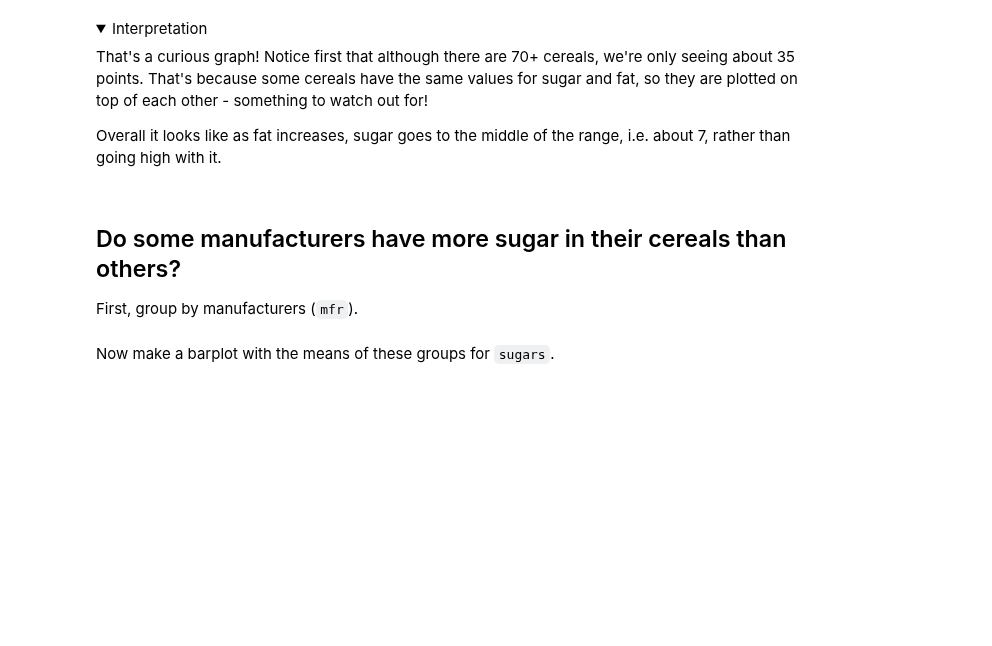
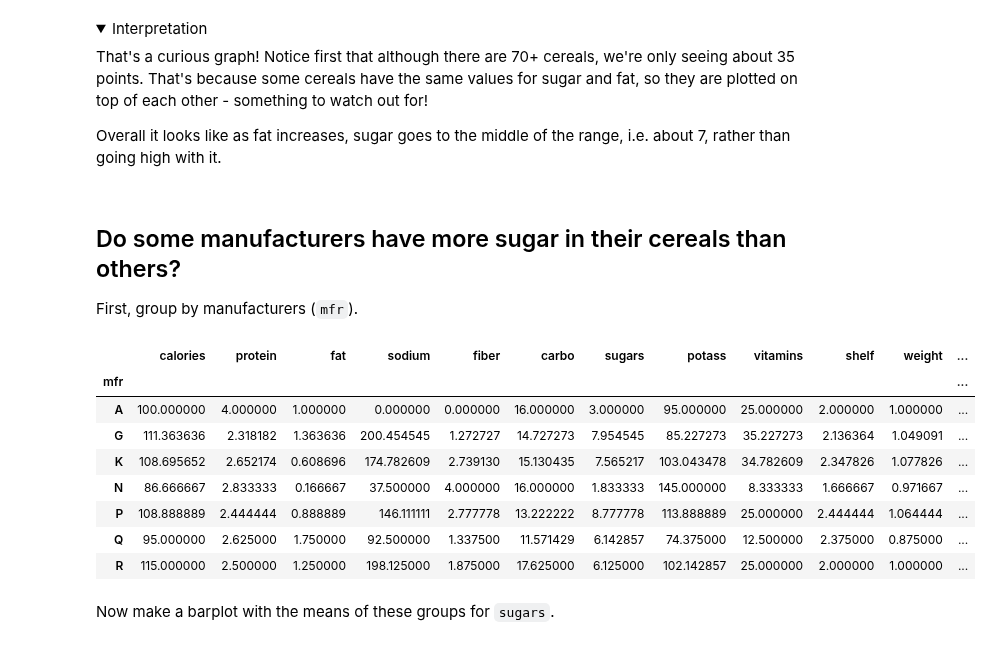
Before and after one commit to memphis-iis/datawhys-content-notebooks-python, a Jupyter notebook: Plotting-PS.ipynb, the cells around one changed output. Drawn from its saved outputs; the diff is of its cells as text; code cells hidden in the pictures; folded sections open; blank space fills up the shorter version.

```diff
--- a/Plotting-PS.ipynb
+++ b/Plotting-PS.ipynb
@@ -155,7 +154,19 @@ First, group by manufacturers (`mfr`).
 # %%
 groups = dataframe.groupby('mfr')
 
-#<xml xmlns="https://developers.google.com/blockly/xml"><variables><variable id="kvljy3ud{{GyqoMiju^J">groups</variable><variable id="1m+6=s7NsBC*q3sFfiW%">dataframe</variable></variables><block type="variables_set" id="}Aojc:Gq,l`Zaa-*_+nu" x="27" y="336"><field name="VAR" id="kvljy3ud{{GyqoMiju^J">groups</field><value name="VALUE"><block type="varDoMethod_Python" id="7N0jg3hubfaIZAtm;0@d"><field name="VAR" id="1m+6=s7NsBC*q3sFfiW%">dataframe</field><field name="MEMBER">groupby</field><data>dataframe:groupby</data><value name="INPUT"><block type="text" id="8DM:5JaO%/6K3!@Pc??i"><field name="TEXT">mfr</field></block></value></block></value></block></xml>
+groups.mean(numeric_only=True)
+
+#<xml xmlns="https://developers.google.com/blockly/xml"><variables><variable id="kvljy3ud{{GyqoMiju^J">groups</variable><variable id="1m+6=s7NsBC*q3sFfiW%">dataframe</variable></variables><block type="variables_set" id="}Aojc:Gq,l`Zaa-*_+nu" x="0" y="0"><field name="VAR" id="kvljy3ud{{GyqoMiju^J">groups</field><value name="VALUE"><block type="varDoMethod" id="7N0jg3hubfaIZAtm;0@d"><mutation items="1"></mutation><field name="VAR" id="1m+6=s7NsBC*q3sFfiW%">dataframe</field><field name="MEMBER">groupby</field><data>dataframe:groupby</data><value name="ADD0"><block type="text" id="8PPe92Ny#t%l|xwhHi_v"><field name="TEXT">mfr</field></block></value></block></value></block><block type="varDoMethod" id="`fP.Y+lhI~D+_$^[kr*8" x="33" y="134"><mutation items="1"></mutation><field name="VAR" id="kvljy3ud{{GyqoMiju^J">groups</field><field name="MEMBER">mean</field><data>groups:mean</data><value name="ADD0"><block type="dummyOutputCodeBlock" id="Ndcm|7UihaPHz)3Khl^@"><field name="CODE">numeric_only=True</field></block></value></block></xml>
+# %% [output]
+|  | calories | protein | fat | sodium | fiber | carbo | sugars | potass | vitamins | shelf | weight | ... |
+| mfr |  |  |  |  |  |  |  |  |  |  |  | ... |
+| A | 100.000000 | 4.000000 | 1.000000 | 0.000000 | 0.000000 | 16.000000 | 3.000000 | 95.000000 | 25.000000 | 2.000000 | 1.000000 | ... |
+| G | 111.363636 | 2.318182 | 1.363636 | 200.454545 | 1.272727 | 14.727273 | 7.954545 | 85.227273 | 35.227273 | 2.136364 | 1.049091 | ... |
+| K | 108.695652 | 2.652174 | 0.608696 | 174.782609 | 2.739130 | 15.130435 | 7.565217 | 103.043478 | 34.782609 | 2.347826 | 1.077826 | ... |
+| N | 86.666667 | 2.833333 | 0.166667 | 37.500000 | 4.000000 | 16.000000 | 1.833333 | 145.000000 | 8.333333 | 1.666667 | 0.971667 | ... |
+| P | 108.888889 | 2.444444 | 0.888889 | 146.111111 | 2.777778 | 13.222222 | 8.777778 | 113.888889 | 25.000000 | 2.444444 | 1.064444 | ... |
+| Q | 95.000000 | 2.625000 | 1.750000 | 92.500000 | 1.337500 | 11.571429 | 6.142857 | 74.375000 | 12.500000 | 2.375000 | 0.875000 | ... |
+| R | 115.000000 | 2.500000 | 1.250000 | 198.125000 | 1.875000 | 17.625000 | 6.125000 | 102.142857 | 25.000000 | 2.000000 | 1.000000 | ... |
 # %% [markdown]
 Now make a barplot with the means of these groups for `sugars`.
 # %%
```
Also changed, not shown: parts of 8 cells of this notebook, 22 other files.
